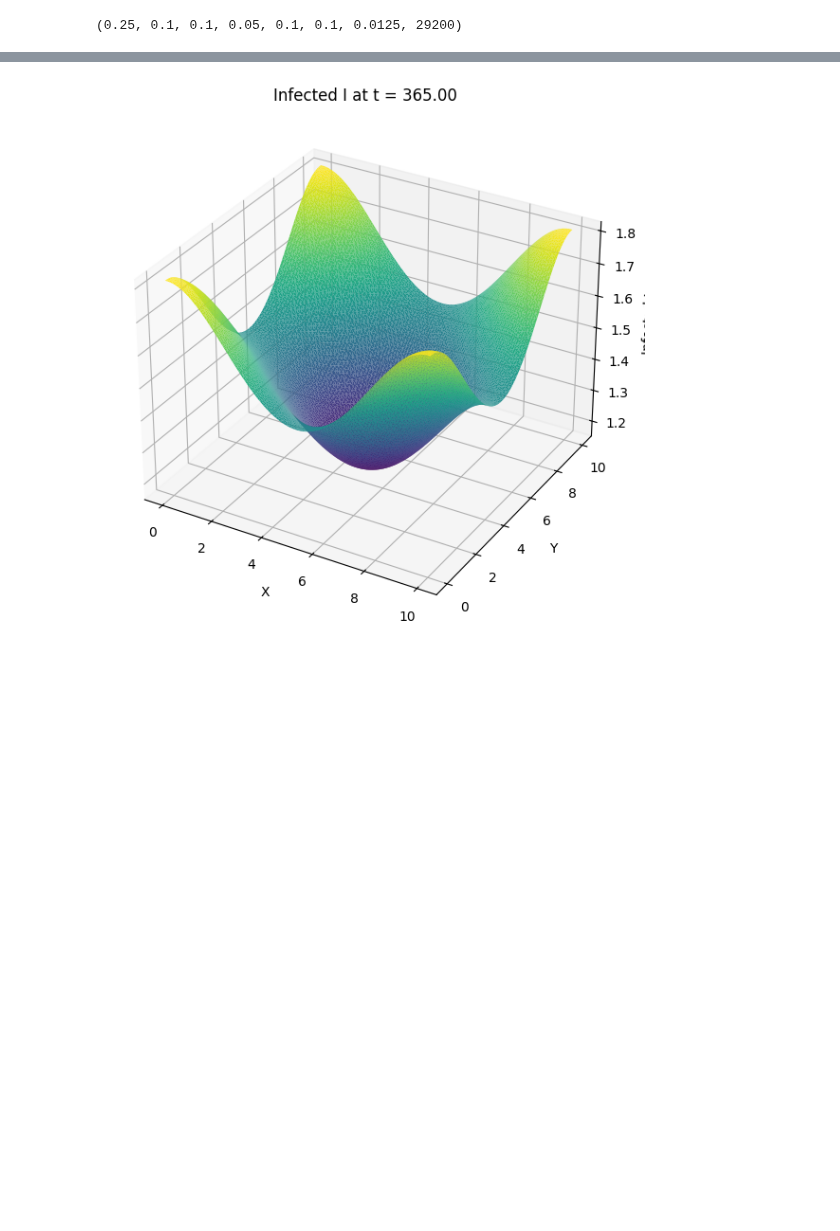
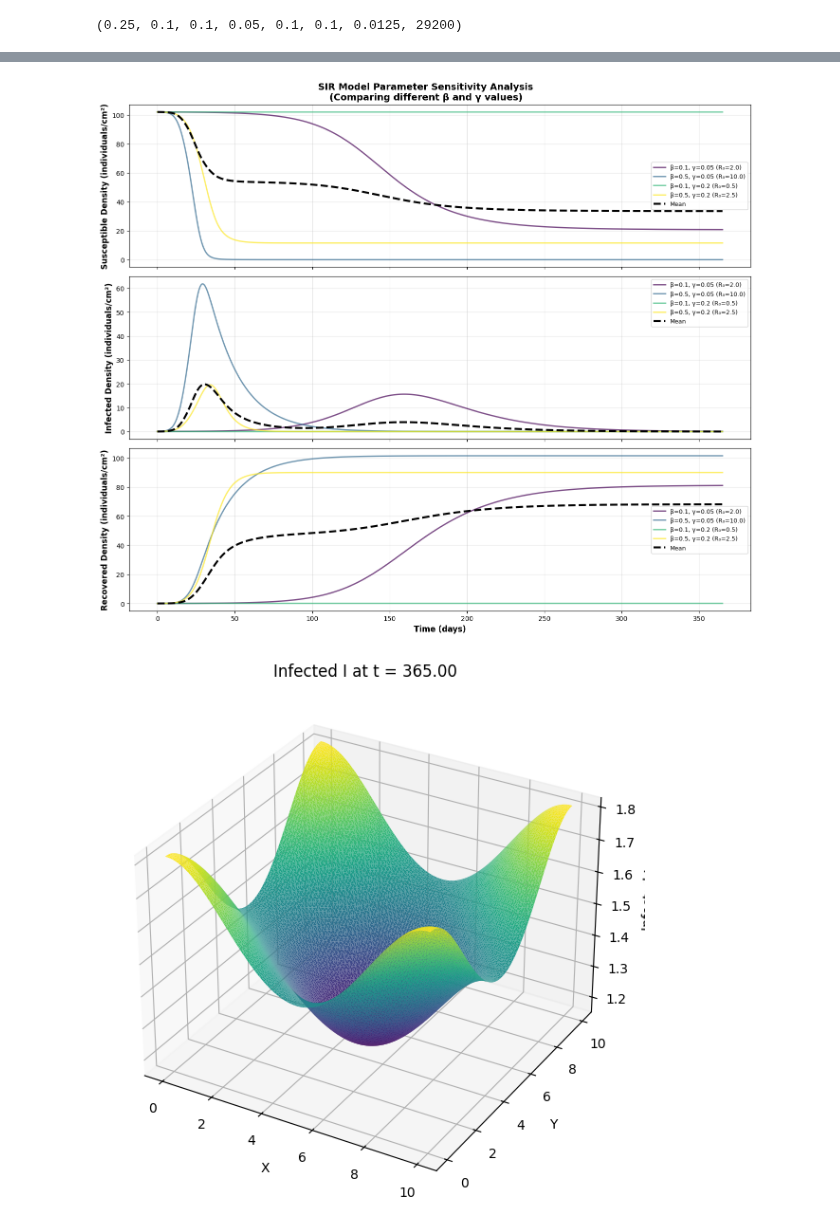
Before and after one commit to aeblik/SIR-Model, a Jupyter notebook: model/dynamic_sir_2d.ipynb, the cells around one changed output, grey strips where cells are left out. Drawn from its saved outputs; the diff is of its cells as text; code cells hidden in the pictures; blank space fills up the shorter version.

```diff
--- a/model/dynamic_sir_2d.ipynb
+++ b/model/dynamic_sir_2d.ipynb
@@ -226,3 +360,69 @@ plt.tight_layout()
+# %%
+# =============================================================================
+# SENSITIVITY ANALYSIS STYLE PLOT WITH LABELED TRAJECTORIES
+# =============================================================================
+fig, axes = plt.subplots(3, 1, sharex=True, sharey=False, figsize=(14, 12))
+
+# Collect all trajectories for each compartment
+all_S = []
+all_I = []
+all_R = []
+
+for result in results:
+    S_tot, I_tot, R_tot = totals_over_time(result["times"], result["snapshots"], dx, dy)
+    all_S.append(S_tot)
+    all_I.append(I_tot)
+    all_R.append(R_tot)
+
+# Convert to numpy arrays: shape = (n_scenarios, n_timepoints)
+all_S = np.array(all_S)
+all_I = np.array(all_I)
+all_R = np.array(all_R)
+times = results[0]["times"]
+
+# Define colors for each scenario
+colors = plt.cm.viridis(np.linspace(0, 1, len(results)))
+
+# Plot S (Susceptible)
+for i, result in enumerate(results):
+    axes[0].plot(times, all_S[i], color=colors[i], alpha=0.7, linewidth=2,
+                label=result["label"])
+S_mean = np.mean(all_S, axis=0)
+axes[0].plot(times, S_mean, color='black', linewidth=3, linestyle='--',
+            label='Mean', zorder=10)
+axes[0].set_ylabel("Susceptible Density (individuals/cm²)", fontsize=12, fontweight='bold')
+axes[0].legend(fontsize=9, loc='best')
+axes[0].grid(True, alpha=0.3)
+
+# Plot I (Infected)
+for i, result in enumerate(results):
+    axes[1].plot(times, all_I[i], color=colors[i], alpha=0.7, linewidth=2,
+                label=result["label"])
+I_mean = np.mean(all_I, axis=0)
+axes[1].plot(times, I_mean, color='black', linewidth=3, linestyle='--',
+            label='Mean', zorder=10)
+axes[1].set_ylabel("Infected Density (individuals/cm²)", fontsize=12, fontweight='bold')
+axes[1].legend(fontsize=9, loc='best')
+axes[1].grid(True, alpha=0.3)
+
+# Plot R (Recovered)
+for i, result in enumerate(results):
+    axes[2].plot(times, all_R[i], color=colors[i], alpha=0.7, linewidth=2,
+                label=result["label"])
+R_mean = np.mean(all_R, axis=0)
+axes[2].plot(times, R_mean, color='black', linewidth=3, linestyle='--',
+            label='Mean', zorder=10)
+axes[2].set_ylabel("Recovered Density (individuals/cm²)", fontsize=12, fontweight='bold')
+axes[2].set_xlabel("Time (days)", fontsize=12, fontweight='bold')
+axes[2].legend(fontsize=9, loc='best')
+axes[2].grid(True, alpha=0.3)
+
+plt.suptitle("SIR Model Parameter Sensitivity Analysis\n(Comparing different β and γ values)",
+             fontsize=14, fontweight='bold')
+plt.tight_layout()
+plt.show()
+# %% [output]
+[figure, added]
 # %%
 # Create 3d plot of infected population
 
```
Also changed, not shown: parts of 14 cells of this notebook, 1 other file.
